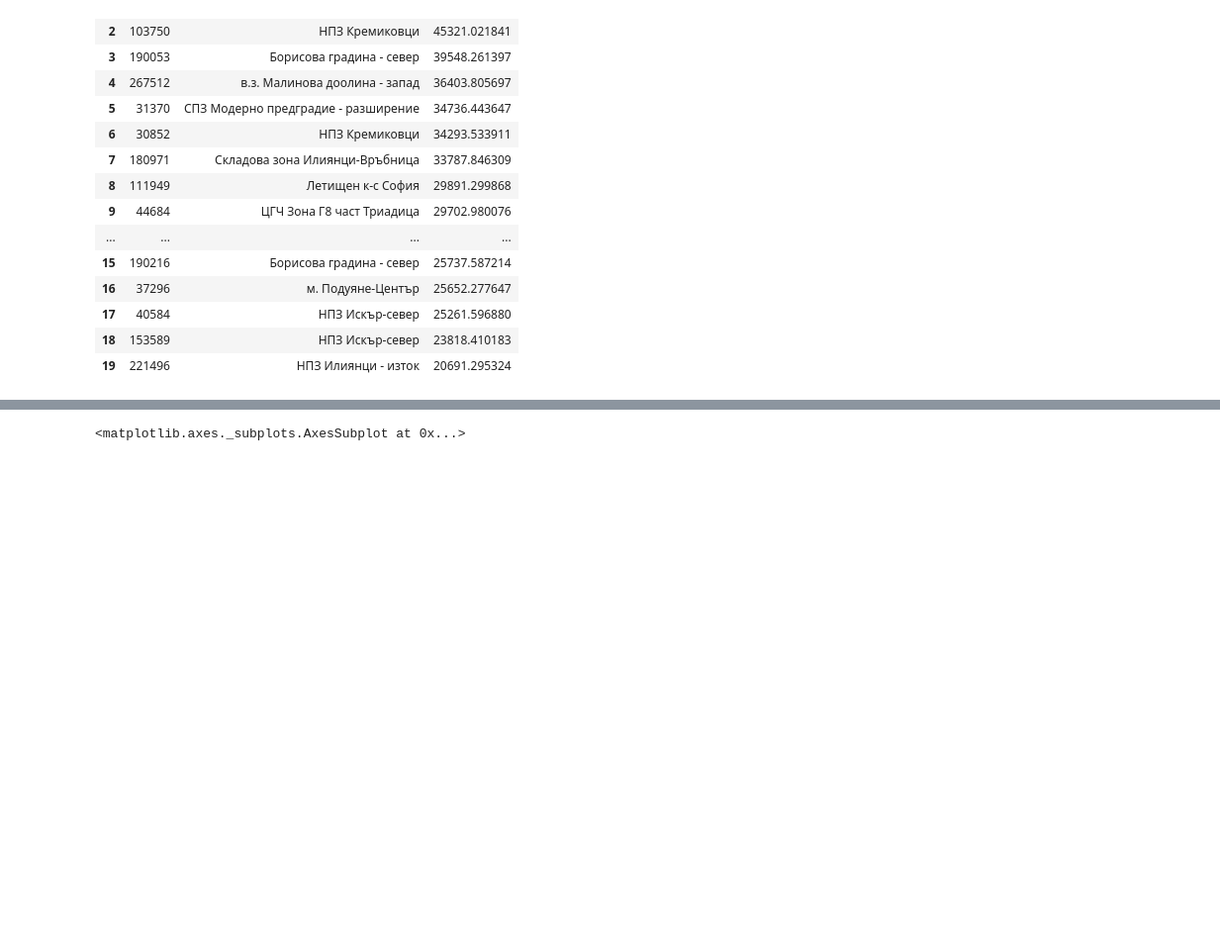
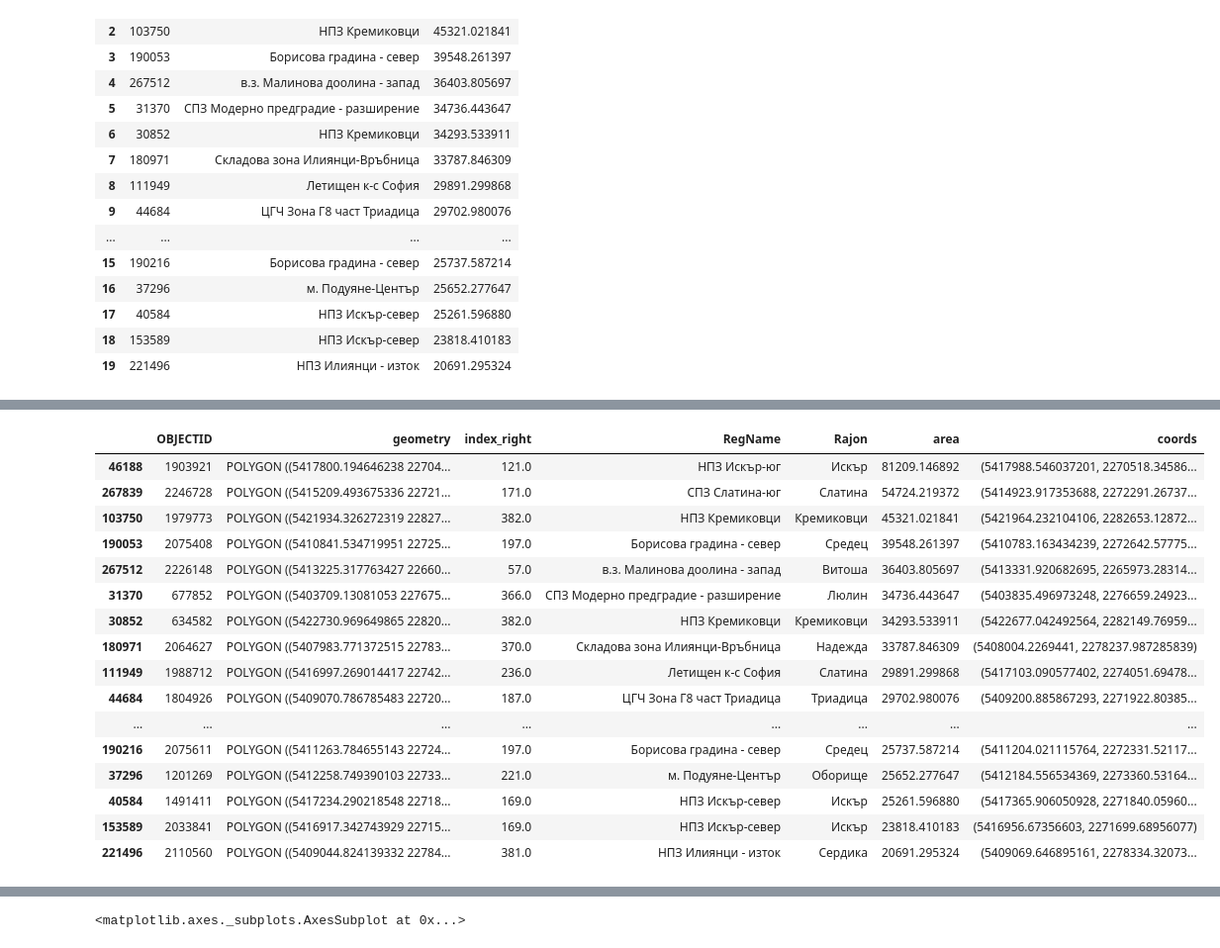
Before and after one commit to zah/sofia-hackathon-2018, a Jupyter notebook: notebooks/geoanalysis.ipynb, the cells around one changed output, grey strips where cells are left out. Shown at 99% size. Cells and saved outputs as stored; diff of their text form; code cells hidden in the pictures; blank space fills up the shorter version.

```diff
--- a/notebooks/geoanalysis.ipynb
+++ b/notebooks/geoanalysis.ipynb
@@ -263,0 +288,20 @@ largest_twenty[['RegName', 'area']].reset_index()
+# %%
+largest_twenty['display'] = largest_twenty['RegName'] + ' ' + str(largest_twenty['area']
+# %% [output]
+|  | OBJECTID | geometry | index_right | RegName | Rajon | area | coords |
+| 46188 | 1903921 | POLYGON ((5417800.194646238 22704... | 121.0 | НПЗ Искър-юг | Искър | 81209.146892 | (5417988.546037201, 2270518.34586... |
+| 267839 | 2246728 | POLYGON ((5415209.493675336 22721... | 171.0 | СПЗ Слатина-юг | Слатина | 54724.219372 | (5414923.917353688, 2272291.26737... |
+| 103750 | 1979773 | POLYGON ((5421934.326272319 22827... | 382.0 | НПЗ Кремиковци | Кремиковци | 45321.021841 | (5421964.232104106, 2282653.12872... |
+| 190053 | 2075408 | POLYGON ((5410841.534719951 22725... | 197.0 | Борисова градина - север | Средец | 39548.261397 | (5410783.163434239, 2272642.57775... |
+| 267512 | 2226148 | POLYGON ((5413225.317763427 22660... | 57.0 | в.з. Малинова доолина - запад | Витоша | 36403.805697 | (5413331.920682695, 2265973.28314... |
+| 31370 | 677852 | POLYGON ((5403709.13081053 227675... | 366.0 | СПЗ Модерно предградие - разширение | Люлин | 34736.443647 | (5403835.496973248, 2276659.24923... |
+| 30852 | 634582 | POLYGON ((5422730.969649865 22820... | 382.0 | НПЗ Кремиковци | Кремиковци | 34293.533911 | (5422677.042492564, 2282149.76959... |
+| 180971 | 2064627 | POLYGON ((5407983.771372515 22783... | 370.0 | Складова зона Илиянци-Връбница | Надежда | 33787.846309 | (5408004.2269441, 2278237.987285839) |
+| 111949 | 1988712 | POLYGON ((5416997.269014417 22742... | 236.0 | Летищен к-с София | Слатина | 29891.299868 | (5417103.090577402, 2274051.69478... |
+| 44684 | 1804926 | POLYGON ((5409070.786785483 22720... | 187.0 | ЦГЧ Зона Г8 част Триадица | Триадица | 29702.980076 | (5409200.885867293, 2271922.80385... |
+| ... | ... | ... | ... | ... | ... | ... | ... |
+| 190216 | 2075611 | POLYGON ((5411263.784655143 22724... | 197.0 | Борисова градина - север | Средец | 25737.587214 | (5411204.021115764, 2272331.52117... |
+| 37296 | 1201269 | POLYGON ((5412258.749390103 22733... | 221.0 | м. Подуяне-Център | Оборище | 25652.277647 | (5412184.556534369, 2273360.53164... |
+| 40584 | 1491411 | POLYGON ((5417234.290218548 22718... | 169.0 | НПЗ Искър-север | Искър | 25261.596880 | (5417365.906050928, 2271840.05960... |
+| 153589 | 2033841 | POLYGON ((5416917.342743929 22715... | 169.0 | НПЗ Искър-север | Искър | 23818.410183 | (5416956.67356603, 2271699.68956077) |
+| 221496 | 2110560 | POLYGON ((5409044.824139332 22784... | 381.0 | НПЗ Илиянци - изток | Сердика | 20691.295324 | (5409069.646895161, 2278334.32073... |
```
Also changed, not shown: parts of 3 cells of this notebook.
